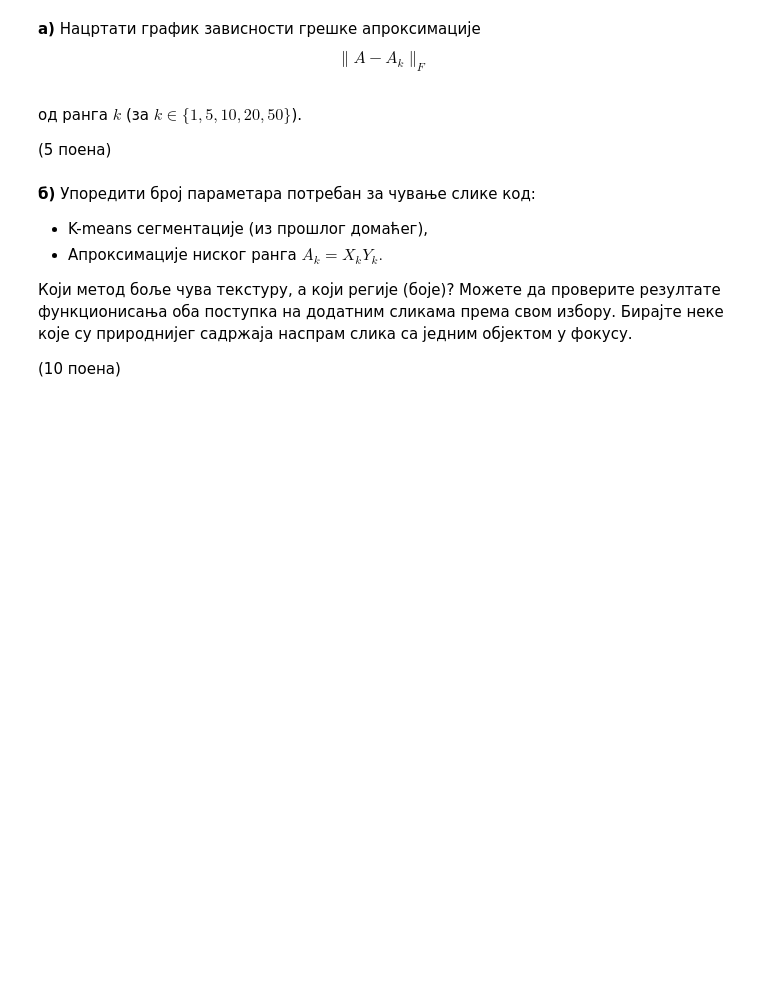
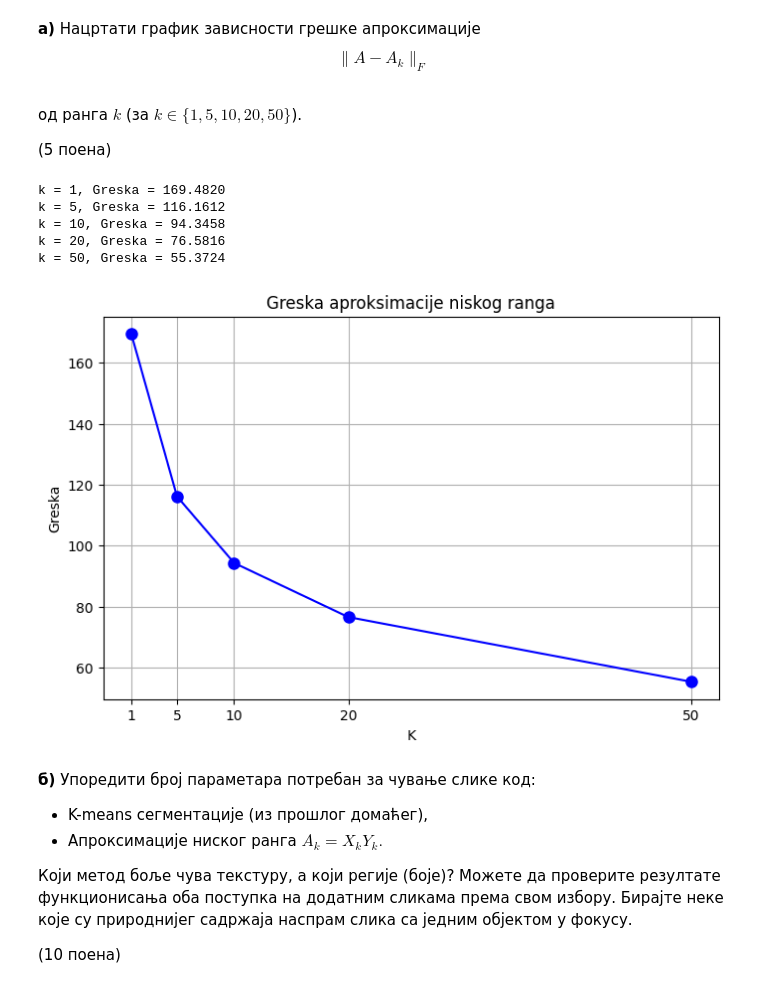
Before and after one commit to danilo-milosevic/Mat, a Jupyter notebook: 04Domaci_Danilo_Milosevic.ipynb, the cells around one changed output. Drawn from its saved outputs; the diff is of its cells as text; code cells hidden in the pictures; blank space fills up the shorter version.

```diff
--- a/04Domaci_Danilo_Milosevic.ipynb
+++ b/04Domaci_Danilo_Milosevic.ipynb
@@ -277,3 +565,13 @@ $$\|A x_{\text{izračunato}} - b\|.$$
 3. Решити систем $Vx = b$ помоћу `np.linalg.solve`. Израчунати Фробенијусову норму грешке $\|x - x_{true}\|_F$.
 
 (5 поена)
+# %%
+n = 10
+tacke = np.linspace(1, 2, n)
+V = np.vander(tacke)
+
+P, L, U = la.lu(V)
+pivoti = np.diag(U)
+print("Dijagonalni elementi (pivoti) matrice U:")
+for i, p in enumerate(pivoti):
+    print(f"  u[{i},{i}] = {p:.2e}")
@@ -331,6 +728,31 @@ $$
 од ранга $k$ (за $k\in\{1, 5, 10, 20, 50\}$).
 
 (5 поена)
+# %%
+k_range = [1, 5, 10, 20, 50]
+greske = []
+
+for k in k_range:
+    A_k = naj_aproks(A, k)
+    g = np.linalg.norm(A - A_k, 'fro')
+    greske.append(g)
+    print(f'k = {k}, Greska = {g:.4f}')
+
+plt.figure(figsize=(8, 5))
+plt.plot(k_range, greske, 'bo-', markersize=8)
+plt.xlabel('K')
+plt.ylabel('Greska')
+plt.title('Greska aproksimacije niskog ranga')
+plt.xticks(k_range)
+plt.grid(True)
+plt.show()
+# %% [output]
+k = 1, Greska = 169.4820
+k = 5, Greska = 116.1612
+k = 10, Greska = 94.3458
+k = 20, Greska = 76.5816
+k = 50, Greska = 55.3724
+[figure, added]
 # %% [markdown]
 **б)** Упоредити број параметара потребан за чување слике код:
 - K-means сегментације (из прошлог домаћег),
```
Also changed, not shown: parts of 33 cells of this notebook.
